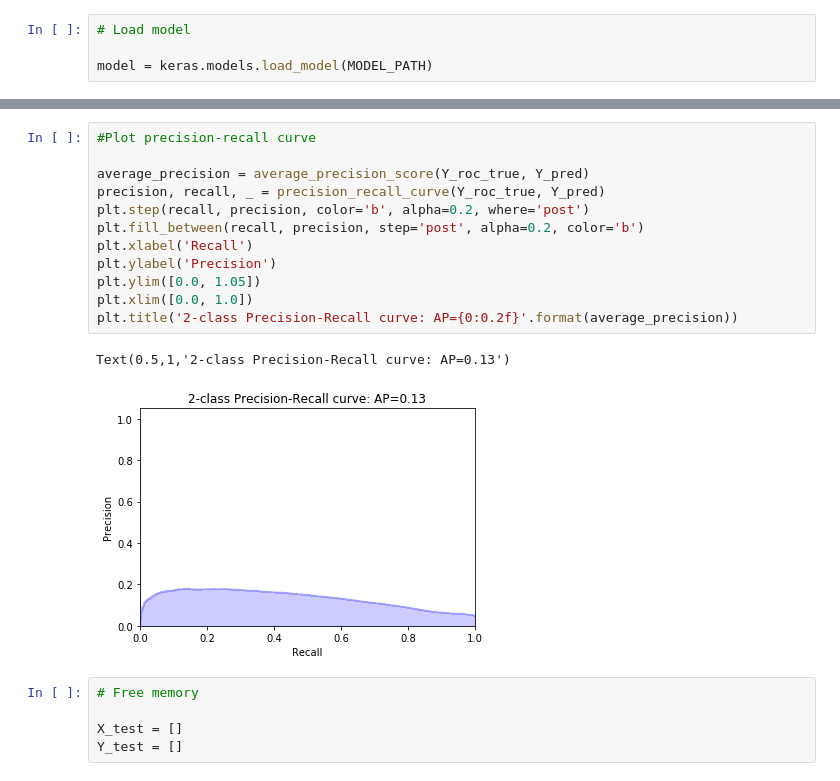
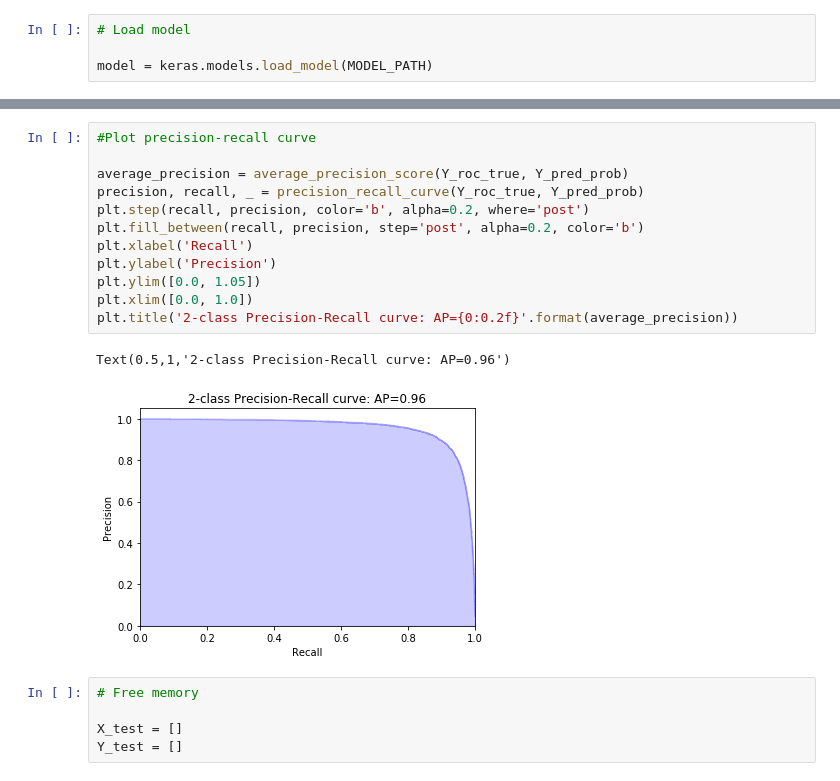
Before and after one commit to marcore94/Sealions, a Jupyter notebook: results_testing_unweighted.ipynb, the cells around one changed output, grey strips where cells are left out. Drawn from its saved outputs; the diff is of its cells as text.

```diff
--- a/results_testing_unweighted.ipynb
+++ b/results_testing_unweighted.ipynb
@@ -152,18 +167,18 @@ Precision   0.9565, Recall   0.9883
 # %%
 #Plot precision-recall curve
 
-average_precision = average_precision_score(Y_roc_true, Y_pred)
-precision, recall, _ = precision_recall_curve(Y_roc_true, Y_pred)
+average_precision = average_precision_score(Y_roc_true, Y_pred_prob)
+precision, recall, _ = precision_recall_curve(Y_roc_true, Y_pred_prob)
 plt.step(recall, precision, color='b', alpha=0.2, where='post')
 plt.fill_between(recall, precision, step='post', alpha=0.2, color='b')
 plt.xlabel('Recall')
 plt.ylabel('Precision')
 plt.ylim([0.0, 1.05])
 plt.xlim([0.0, 1.0])
 plt.title('2-class Precision-Recall curve: AP={0:0.2f}'.format(average_precision))
 # %% [output]
-Text(0.5,1,'2-class Precision-Recall curve: AP=0.13')
+Text(0.5,1,'2-class Precision-Recall curve: AP=0.96')
-[figure, old version]
+[figure, new version]
 # %%
 # Free memory
 
```
Also changed, not shown: parts of 9 cells of this notebook.
